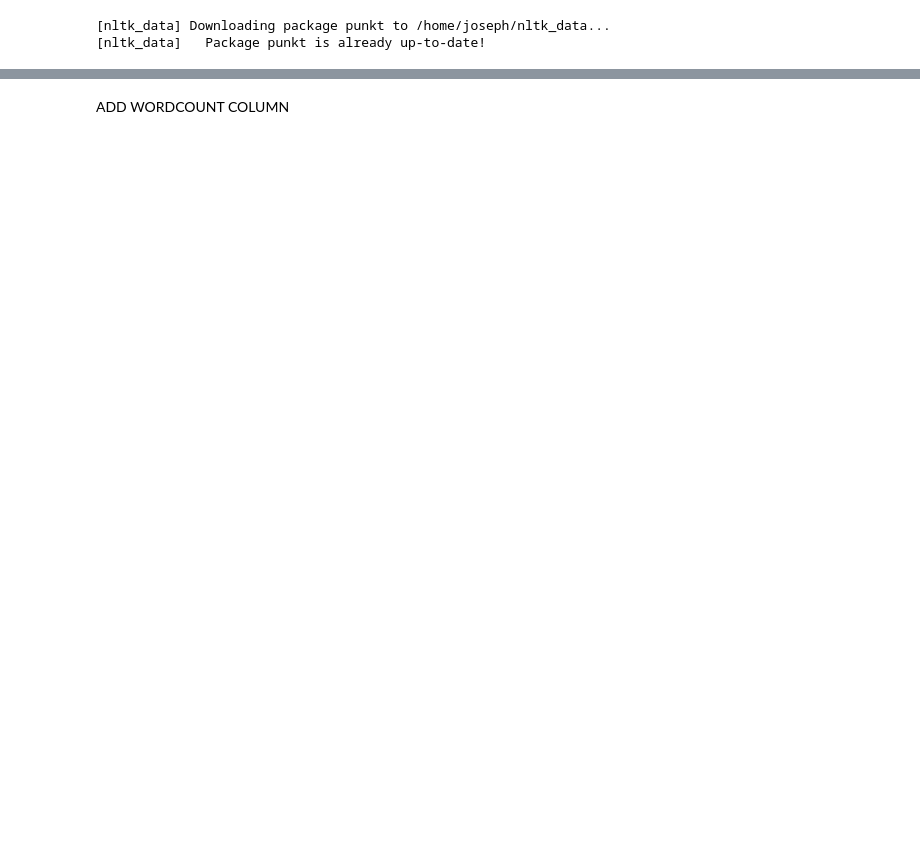
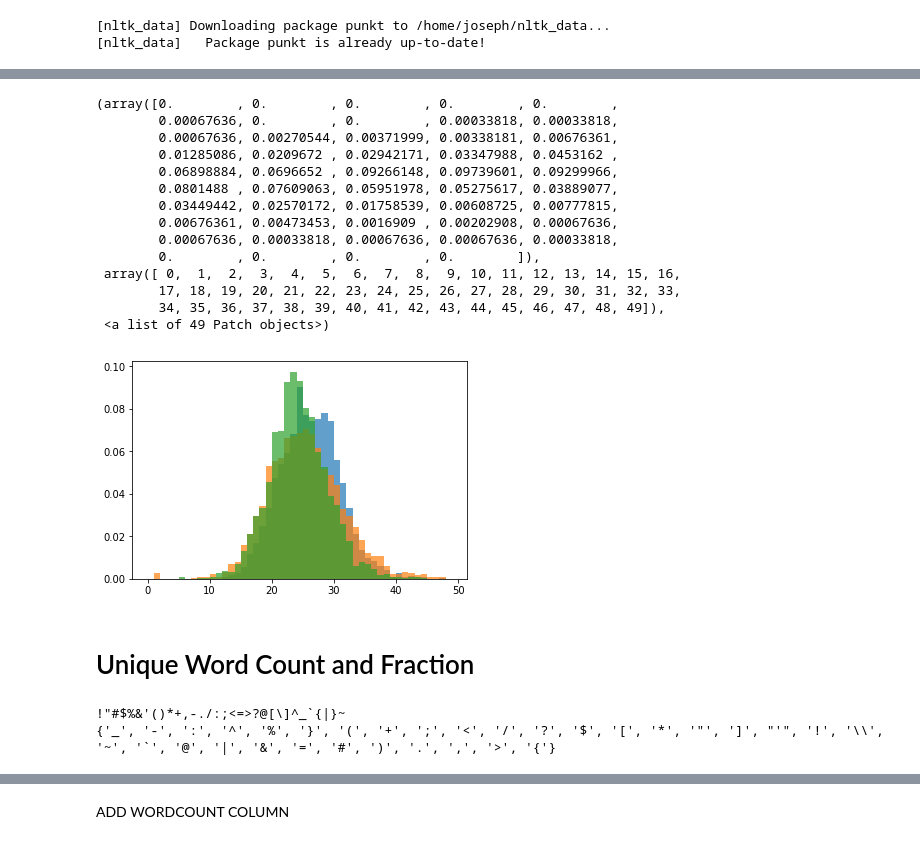
Before and after one commit to jwymbs23/insight, a Jupyter notebook: eda_news_articles.ipynb, the cells around one changed output, grey strips where cells are left out. Cells and saved outputs as stored; diff of their text form; code cells hidden in the pictures; blank space fills up the shorter version.

```diff
--- a/eda_news_articles.ipynb
+++ b/eda_news_articles.ipynb
@@ -65,0 +147,33 @@ Name: title, Length: 7803, dtype: object
+# %%
+nyt_sent_len = [i/j for i,j in zip(nyt_wc, nyt_sent_count)]
+breit_sent_len = [i/j for i,j in zip(breit_wc, breit_sent_count)]
+wapo_sent_len = [i/j for i,j in zip(wapo_wc, wapo_sent_count)]
+# %%
+plt.hist(nyt_sent_len,   bins = list(range(0,50,1)), normed = True, alpha = 0.7)
+plt.hist(breit_sent_len, bins = list(range(0,50,1)), normed = True, alpha = 0.7)
+plt.hist(wapo_sent_len,  bins = list(range(0,50,1)), normed = True, alpha = 0.7)
+# %% [output]
+(array([0.        , 0.        , 0.        , 0.        , 0.        ,
+        0.00067636, 0.        , 0.        , 0.00033818, 0.00033818,
+        0.00067636, 0.00270544, 0.00371999, 0.00338181, 0.00676361,
+        0.01285086, 0.0209672 , 0.02942171, 0.03347988, 0.0453162 ,
+        0.06898884, 0.0696652 , 0.09266148, 0.09739601, 0.09299966,
+        0.0801488 , 0.07609063, 0.05951978, 0.05275617, 0.03889077,
+        0.03449442, 0.02570172, 0.01758539, 0.00608725, 0.00777815,
+        0.00676361, 0.00473453, 0.0016909 , 0.00202908, 0.00067636,
+        0.00067636, 0.00033818, 0.00067636, 0.00067636, 0.00033818,
+        0.        , 0.        , 0.        , 0.        ]),
+ array([ 0,  1,  2,  3,  4,  5,  6,  7,  8,  9, 10, 11, 12, 13, 14, 15, 16,
+        17, 18, 19, 20, 21, 22, 23, 24, 25, 26, 27, 28, 29, 30, 31, 32, 33,
+        34, 35, 36, 37, 38, 39, 40, 41, 42, 43, 44, 45, 46, 47, 48, 49]),
+ <a list of 49 Patch objects>)
+[figure, added]
+# %% [markdown]
+# Unique Word Count and Fraction
+# %%
+translator = str.maketrans('', '', string.punctuation + '”“')
+print(string.punctuation)
+punctuation_set = set(string.punctuation)
+# %% [output]
+!"#$%&'()*+,-./:;<=>?@[\]^_`{|}~
+{'_', '-', ':', '^', '%', '}', '(', '+', ';', '<', '/', '?', '$', '[', '*', '"', ']', "'", '!', '\\', '~', '`', '@', '|', '&', '=', '#', ')', '.', ',', '>', '{'}
```
Also changed, not shown: parts of 49 cells of this notebook.
